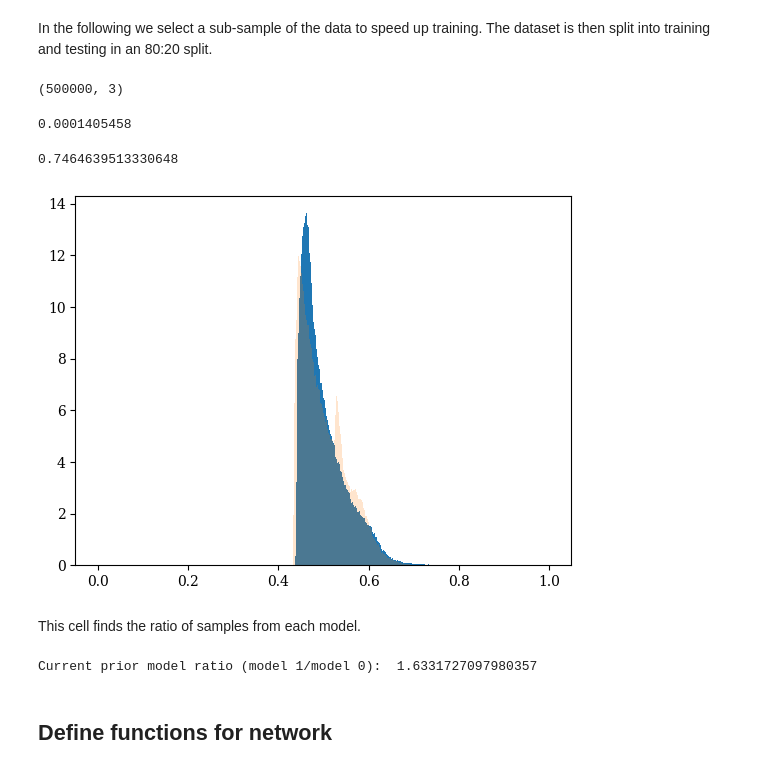
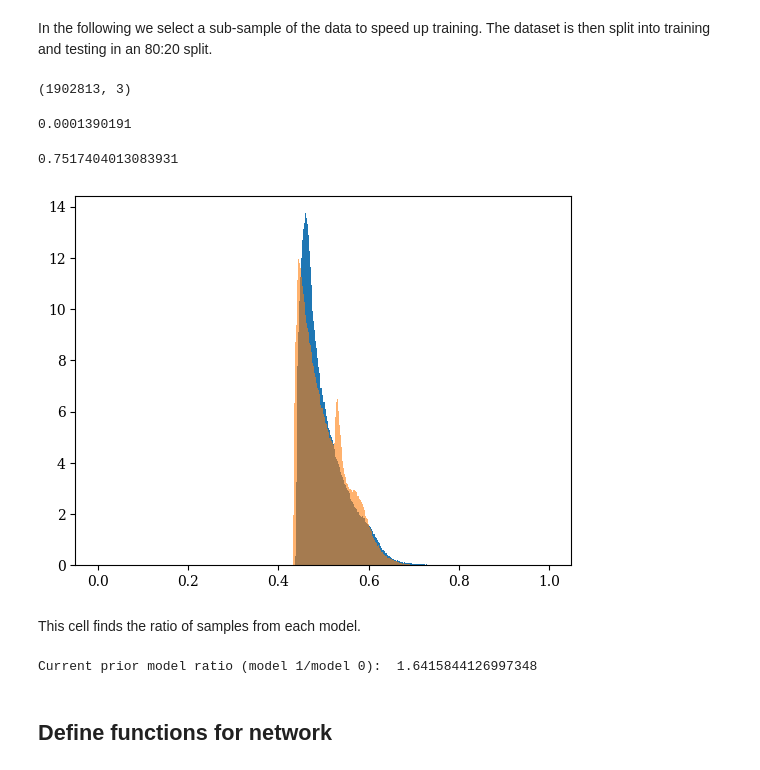
Before and after one commit to cjpdrury/evidence_networks, a Jupyter notebook: evidence_network.ipynb, the cells around one changed output. Saved outputs shown, nothing was run; the diff lists cells and outputs as text; code cells hidden in the pictures.

```diff
--- a/evidence_network.ipynb
+++ b/evidence_network.ipynb
@@ -143,8 +141,8 @@ In the following we select a sub-sample of the data to speed up training. The da
 # %%
 # randomly sample from training data
 
-n_sample = 500000
-# n_sample = train_data.shape[0]
+# n_sample = 500000
+n_sample = train_data.shape[0]
 
 choices = np.random.choice(train_data.shape[0],
                                   size=n_sample,
@@ -156,11 +154,11 @@ print(train_data.shape)
 # separate training data and training labels into x and y
 x_train, x_test, y_train, y_test = train_test_split(train_data[:,:-1], train_data[:,-1], test_size=0.20, shuffle=True, random_state=42)
 # %% [output]
-(500000, 3)
+(1902813, 3)
 # %%
 x_train[:,1].min()
 # %% [output]
-0.0001405458
+0.0001390191
 # %%
 # normalise training data
 x_train_scaled = np.copy(x_train)
@@ -174,12 +174,12 @@ x_test_scaled = scaler.transform(x_test_scaled)/20.+0.5
 # %%
 x_train_scaled[:,0].max()
 # %% [output]
-0.7464639513330648
+0.7517404013083931
 # %%
 _ = plt.hist(x_train_scaled[:,1],bins=np.linspace(-0,1,512),density=True)
-_ = plt.hist(x_train_scaled[:,0],bins=np.linspace(-0,1,512),alpha=0.2,density=True)
+_ = plt.hist(x_train_scaled[:,0],bins=np.linspace(-0,1,512),alpha=0.6,density=True)
 # %% [output]
-[figure, old version]
+[figure, new version]
 # %% [markdown]
 This cell finds the ratio of samples from each model.
 # %%
@@ -193,7 +193,7 @@ print('Current prior model ratio (model 1/model 0): ',
 # scale_rescale = 40.*np.std(y_train,axis=0)
 # print(scale_rescale)
 # %% [output]
-Current prior model ratio (model 1/model 0):  1.6331727097980357
+Current prior model ratio (model 1/model 0):  1.6415844126997348
 # %% [markdown]
 ## Define functions for network
 # %%
```
Also changed, not shown: parts of 47 cells of this notebook.
